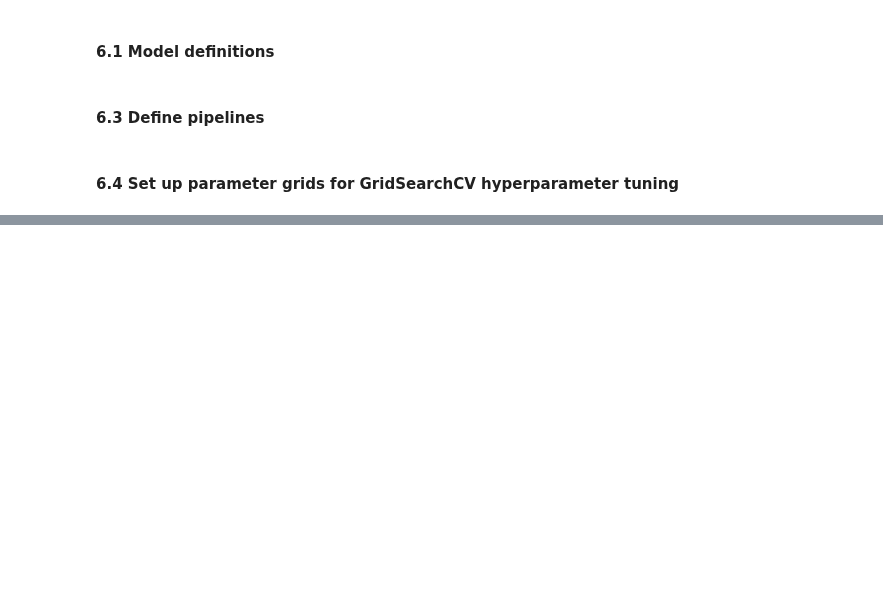
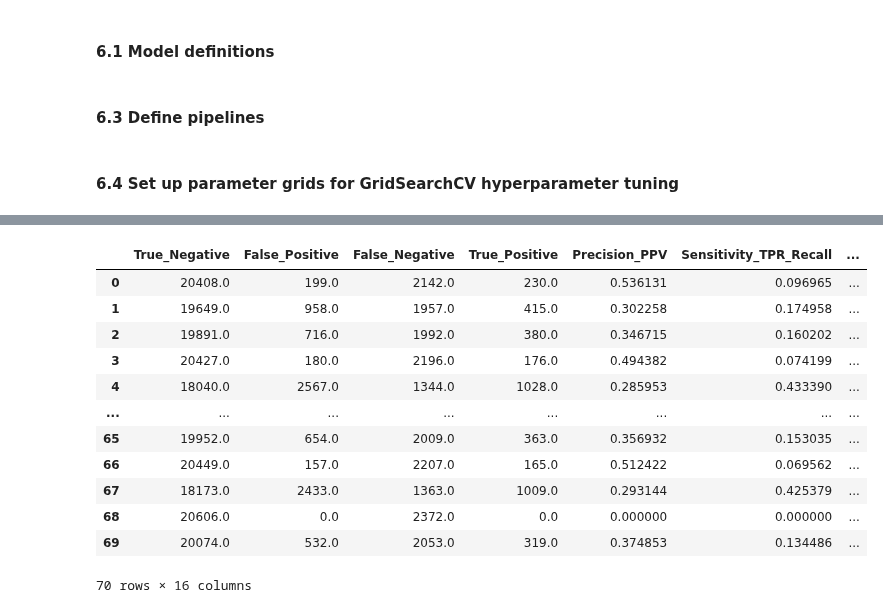
Before and after one commit to paulkli355/HeartFailure_Classification, a Jupyter notebook: main.ipynb, the cells around one changed output, grey strips where cells are left out. Cells and saved outputs as stored; diff of their text form; code cells hidden in the pictures; blank space fills up the shorter version.

Commit message:
SMOTE test

```diff
--- a/main.ipynb
+++ b/main.ipynb
@@ -55,6 +55,6 @@ use_undersampling = True
 # %%
-fix_imbalanced_dataset = False
-use_oversampling = False
+fix_imbalanced_dataset = True
+use_oversampling = True
 use_undersampling = False
 # %% [markdown]
 ### Functions
@@ -430,16 +426,15 @@ for fold_num, (train_data, test_data) in enumerate(zip(train_datasets, test_data
         fy_pred = est.predict(X=fX_test)
 
         # Create a directory if it doesn't exist
-        if not os.path.exists(f'models/{name}'):
-            os.makedirs(f'models/{name}')
+        if not os.path.exists(f'models/SMOTE/{name}'):
+            os.makedirs(f'models/SMOTE/{name}')
 
-        with open(f'models2/{name}/{name}_model_fold_no{fold_num}.pickle', 'wb') as file:
+        with open(f'models/SMOTE/{name}/{name}_model_fold_no{fold_num}.pickle', 'wb') as file:
             pickle.dump(est.named_steps[name], file)
 
         est_scores_df = calculate_metrics(y_test=fy_test, y_pred=fy_pred)
         est_scores_df['model_name'] = name
-        est_scores_df.to_excel(f'models/{name}/{name}_model_result_fold_no{fold_num}.xlsx')
-        print(50 * '-', '\n')
+        est_scores_df.to_excel(f'models/SMOTE/{name}/{name}_model_result_fold_no{fold_num}.xlsx')
         print(f'Log: {name} finished')
 
         fold_results.append(est_scores_df)
@@ -448,8 +443,9 @@ for fold_num, (train_data, test_data) in enumerate(zip(train_datasets, test_data
     fold_results_df['fold no'] = fold_num
 
     model_results_df_lst.append(fold_results_df)
+
+    print(f'Fold no: {fold_num} finished')
     print(50 * '-', '\n')
-    print(f'Fold no: {fold_num} finished')
 
 fs_model_results_df = pd.concat(model_results_df_lst, ignore_index=True)
 # %% [output]
@@ -505,2 +475,18 @@ with open(f'models/model_{timestamp}.txt', "w") as file:
     for item in common_elements:
         file.write(str(item) + "\n")
+# %%
+fs_model_results_df
+# %% [output]
+|  | True_Negative | False_Positive | False_Negative | True_Positive | Precision_PPV | Sensitivity_TPR_Recall | ... |
+| 0 | 20408.0 | 199.0 | 2142.0 | 230.0 | 0.536131 | 0.096965 | ... |
+| 1 | 19649.0 | 958.0 | 1957.0 | 415.0 | 0.302258 | 0.174958 | ... |
+| 2 | 19891.0 | 716.0 | 1992.0 | 380.0 | 0.346715 | 0.160202 | ... |
+| 3 | 20427.0 | 180.0 | 2196.0 | 176.0 | 0.494382 | 0.074199 | ... |
+| 4 | 18040.0 | 2567.0 | 1344.0 | 1028.0 | 0.285953 | 0.433390 | ... |
+| ... | ... | ... | ... | ... | ... | ... | ... |
+| 65 | 19952.0 | 654.0 | 2009.0 | 363.0 | 0.356932 | 0.153035 | ... |
+| 66 | 20449.0 | 157.0 | 2207.0 | 165.0 | 0.512422 | 0.069562 | ... |
+| 67 | 18173.0 | 2433.0 | 1363.0 | 1009.0 | 0.293144 | 0.425379 | ... |
+| 68 | 20606.0 | 0.0 | 2372.0 | 0.0 | 0.000000 | 0.000000 | ... |
+| 69 | 20074.0 | 532.0 | 2053.0 | 319.0 | 0.374853 | 0.134486 | ... |
+70 rows × 16 columns
```
Also changed, not shown: parts of 8 cells of this notebook.
